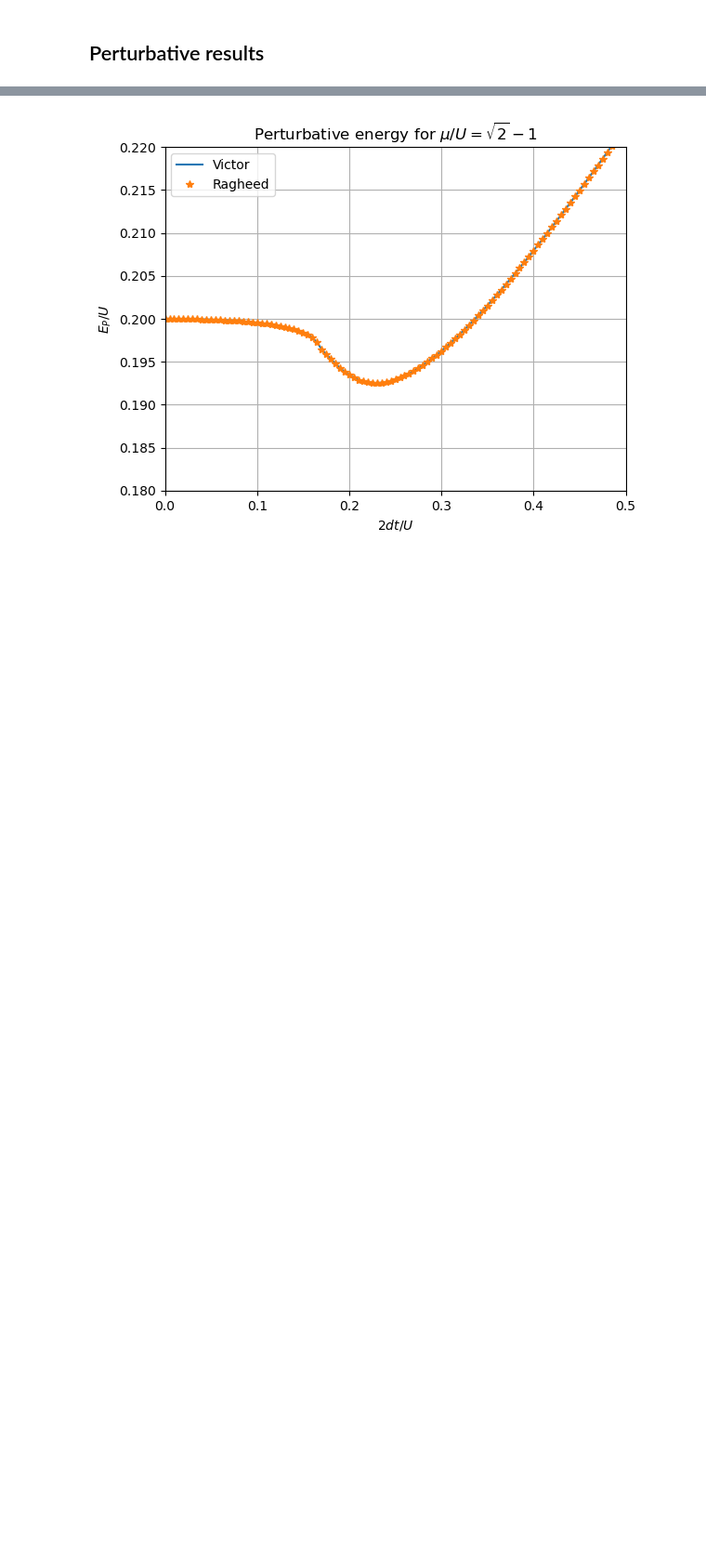
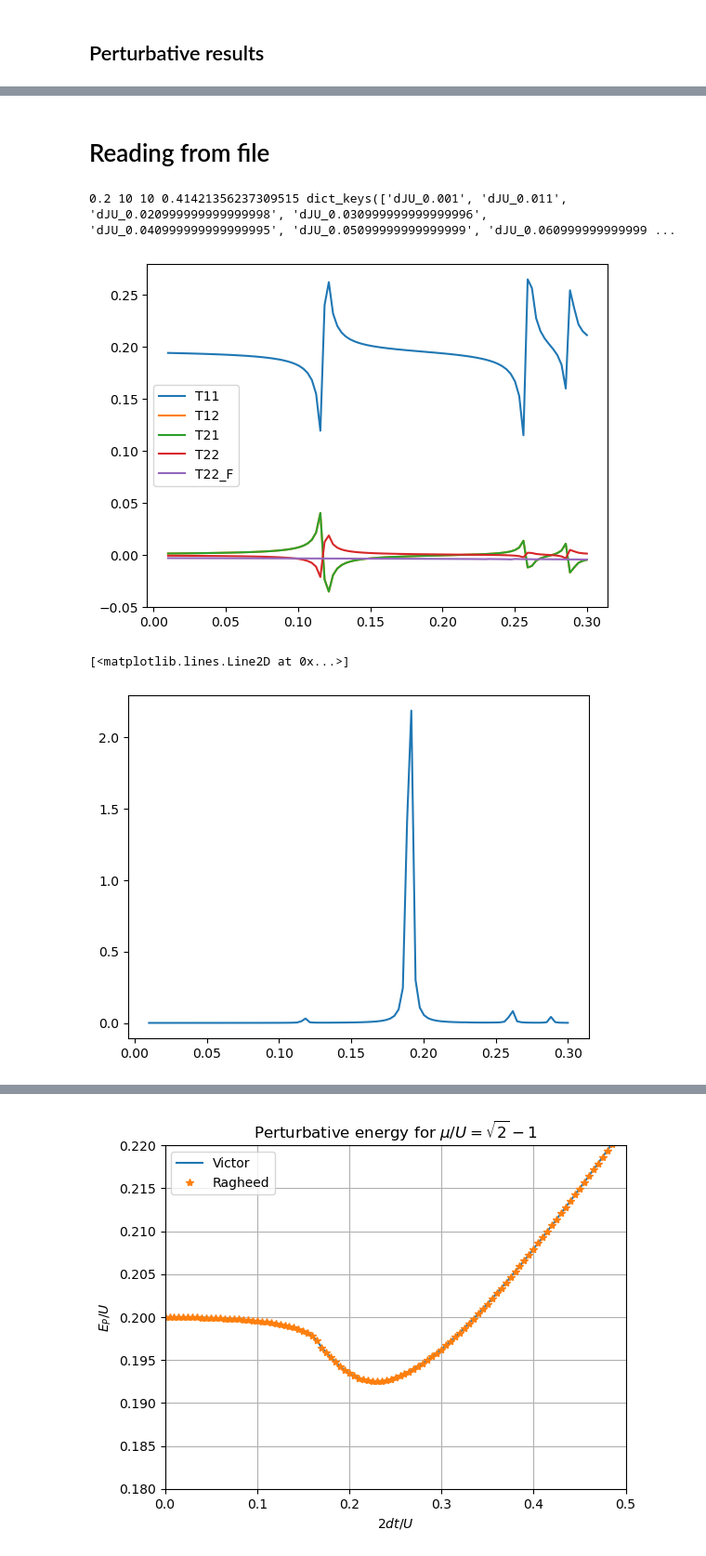
Before and after one commit to ragheedalhyder/BoseHubbard, a Jupyter notebook: src/testing.ipynb, the cells around one changed output, grey strips where cells are left out. Shown: that part at 93% size. Drawn from its saved outputs; the diff is of its cells as text; code cells hidden in the pictures; blank space fills up the shorter version.

```diff
--- a/src/testing.ipynb
+++ b/src/testing.ipynb
@@ -66,0 +239,58 @@ for count in range(len(dJUs)):
+# %% [markdown]
+# Reading from file
+# %%
+from class_io import IO
+import numpy as np
+from matplotlib import pyplot as plt
+eta = 0.001
+
+UIB, muU, M, N = 0.2, 0.41, 100, 7  # replace with your actual values
+
+io = IO()
+omega0s, omega1s, omega2s, data, UIB, Lx, Ly, muU = io.read_from_hdf5(UIB, muU, M, N)
+print(UIB, Lx, Ly, muU, data.keys())
+dJUs = np.arange(0.001, 0.3, 0.01)
+en_vector = np.linspace(0.01, 0.3, 100)
+dOmega = en_vector[1] - en_vector[0]
+SE = np.zeros((7, len(en_vector)), dtype=np.complex128)
+SEE = np.zeros((len(en_vector), len(dJUs)), dtype=np.complex128)
+T11_read = np.zeros((len(dJUs), len(en_vector)), dtype=np.complex128)
+T12_read = np.zeros((len(dJUs), len(en_vector)), dtype=np.complex128)
+T21_read = np.zeros((len(dJUs), len(en_vector)), dtype=np.complex128)
+T22_read = np.zeros((len(dJUs), len(en_vector)), dtype=np.complex128)
+T22_SE_read = np.zeros((len(dJUs), len(en_vector)), dtype=np.complex128)
+SE_SI_read = np.zeros((len(dJUs), len(en_vector)), dtype=np.complex128)
+en = np.zeros((len(dJUs), len(en_vector)), dtype=np.complex128)
+SpectralFuncs = np.zeros((len(dJUs), len(en_vector)))
+for dJU_ind in range(0, 30):
+    dJU = dJUs[dJU_ind]
+    dJU_read = f'dJU_{dJU}'
+    # dJU_read = 'dJU_0.5'  # replace with your actual dJU value
+    T11_read[dJU_ind, :]  = data[dJU_read]['T11']
+    T12_read[dJU_ind, :]  = data[dJU_read]['T12']
+    T21_read[dJU_ind, :]  = data[dJU_read]['T21']
+    T22_read[dJU_ind, :]  = data[dJU_read]['T22']
+    T22_SE_read[dJU_ind, :]  = data[dJU_read]['T22_SE']
+    SE_SI_read[dJU_ind, :]  = T11_read[dJU_ind, :] + T12_read[dJU_ind, :] + T21_read[dJU_ind, :] + T22_read[dJU_ind, :] + T22_SE_read[dJU_ind, :]
+    en[dJU_ind, :]  = data[dJU_read]['en']
+    SpectralFuncs[dJU_ind, :] = dOmega * (-2) * np.imag(1./(en_vector - SE_SI_read[dJU_ind, :] + 1j * eta))
+
+
+# SpectralFunc = dOmega * (-2) * np.imag(1./(en_vector - SE_SI[dJU_ind, :] + 1j * eta))
+# plt.plot(en_vector, SpectralFunc)
+
+
+dJU_ind = 19
+plt.plot(en_vector, T11_read[dJU_ind, :], label='T11')
+plt.plot(en_vector, T12_read[dJU_ind, :], label='T12')
+plt.plot(en_vector, T21_read[dJU_ind, :], label='T21')
+plt.plot(en_vector, T22_read[dJU_ind, :], label='T22')
+plt.plot(en_vector, T22_SE_read[dJU_ind, :], label='T22_F')
+plt.legend()
+plt.show()
+plt.plot(en_vector, SpectralFuncs[dJU_ind, :], label='T11')
+# %% [output]
+0.2 10 10 0.41421356237309515 dict_keys(['dJU_0.001', 'dJU_0.011', 'dJU_0.020999999999999998', 'dJU_0.030999999999999996', 'dJU_0.040999999999999995', 'dJU_0.05099999999999999', 'dJU_0.060999999999999 ...
+[figure, added]
+[<matplotlib.lines.Line2D at 0x...>]
+[figure, added]
```
Also changed, not shown: parts of 21 cells of this notebook, 33 other files.
